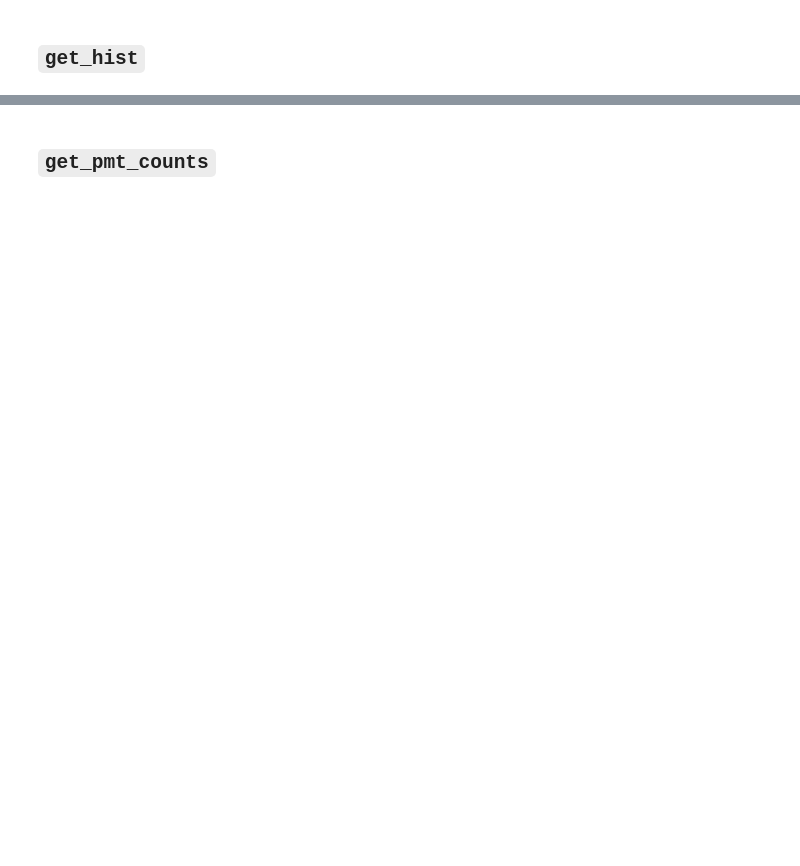
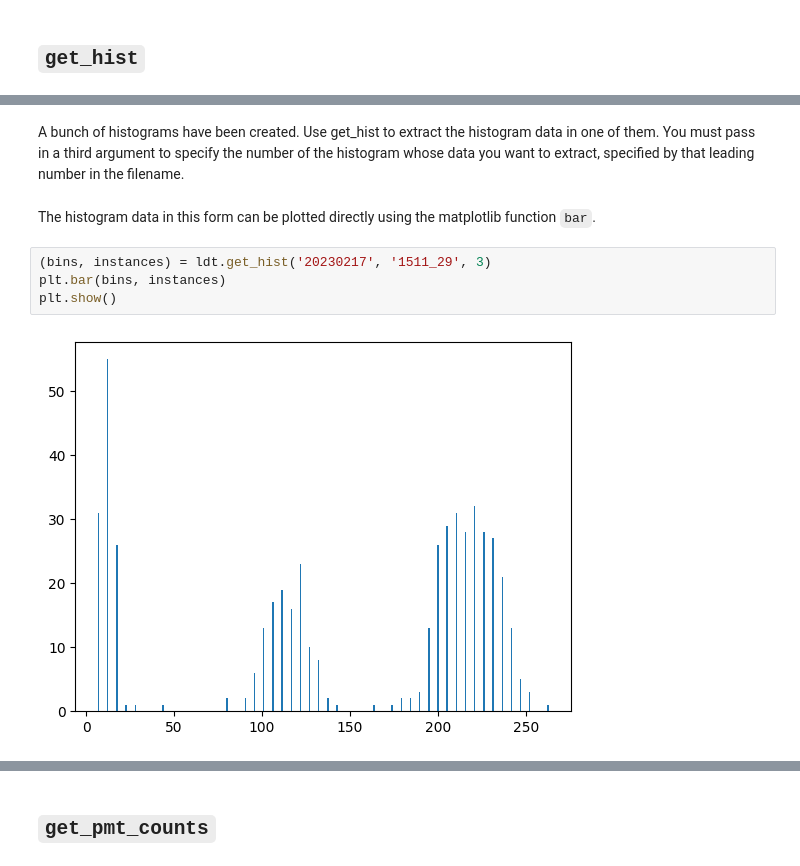
Before and after one commit to HaeffnerLab/Data-Analysis-Tools, a Jupyter notebook: examples/tutorial1_importing_labrad_data.ipynb, the cells around one changed output, grey strips where cells are left out. Cells and saved outputs as stored; diff of their text form; blank space fills up the shorter version.

```diff
--- a/examples/tutorial1_importing_labrad_data.ipynb
+++ b/examples/tutorial1_importing_labrad_data.ipynb
@@ -251,0 +442,10 @@ plt.show()
+# %% [markdown]
+A bunch of histograms have been created. Use get_hist to extract the histogram data in one of them. You must pass in a third argument to specify the number of the histogram whose data you want to extract, specified by that leading number in the filename.
+# %% [markdown]
+The histogram data in this form can be plotted directly using the matplotlib function `bar`.
+# %%
+(bins, instances) = ldt.get_hist('20230217', '1511_29', 3)
+plt.bar(bins, instances)
+plt.show()
+# %% [output]
+[figure, added]
```
Also changed, not shown: parts of 35 cells of this notebook.
